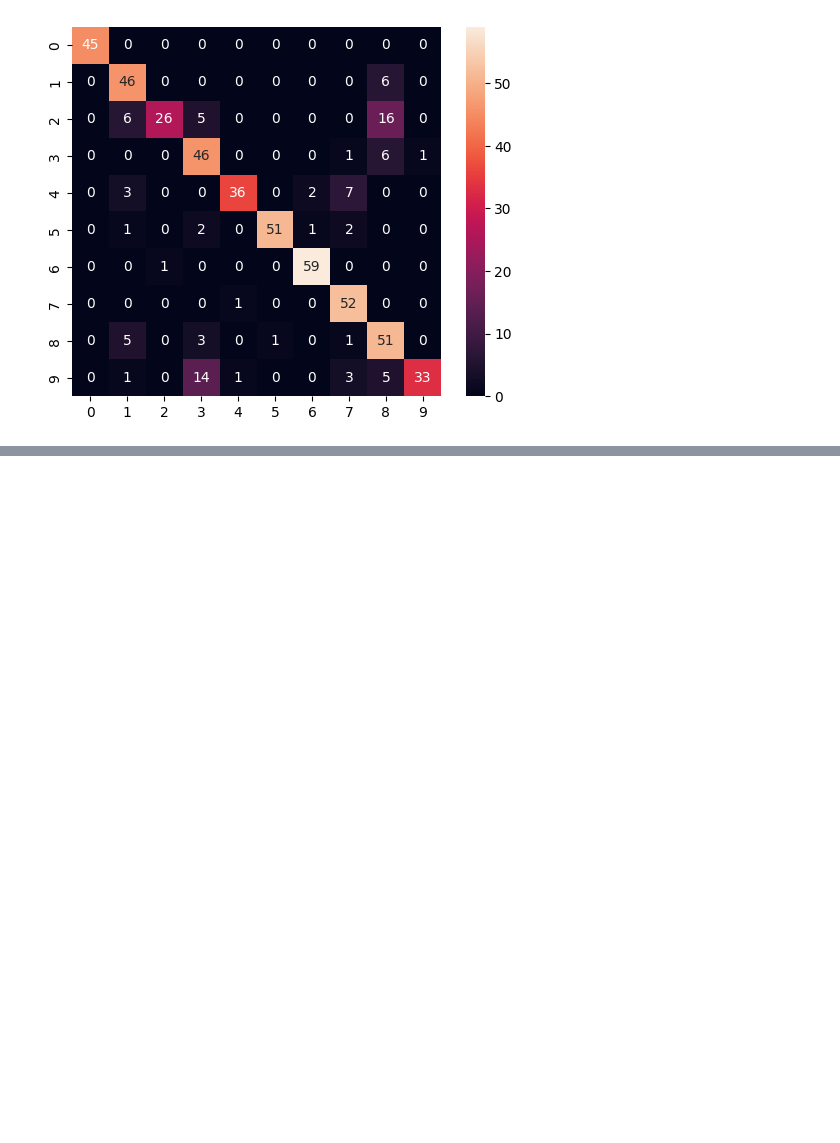
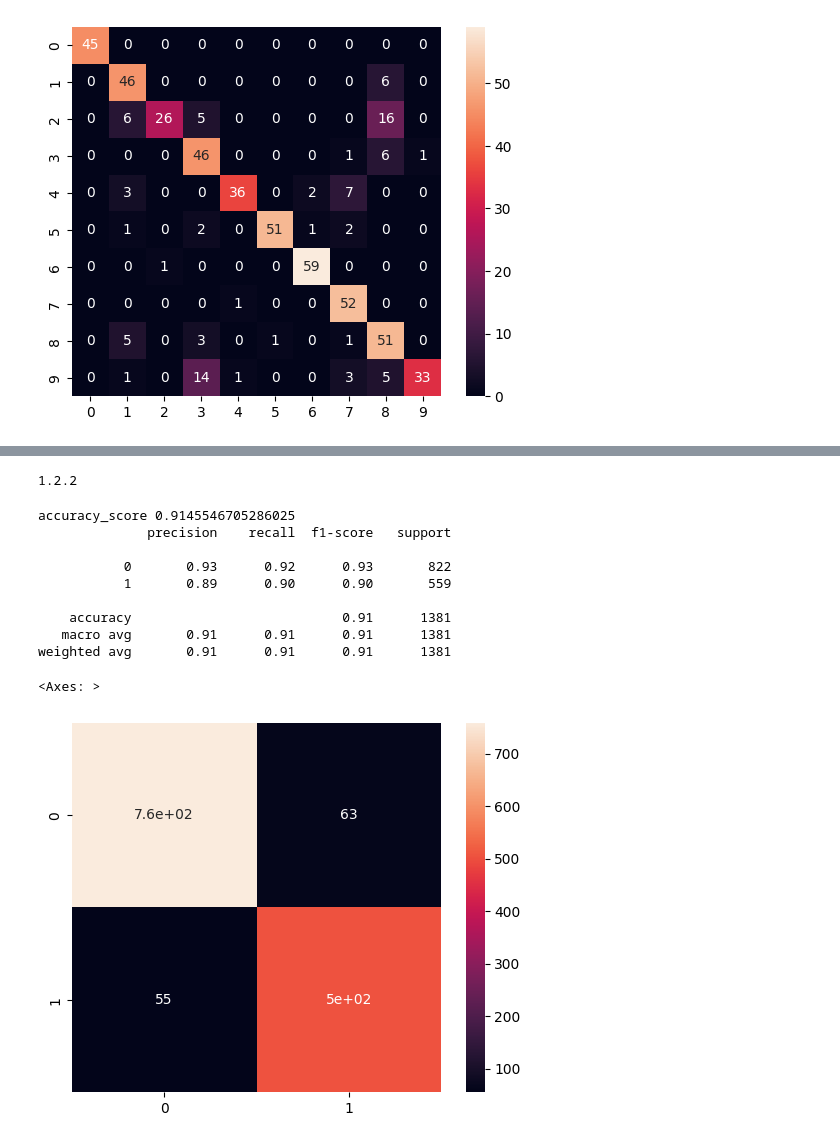
Before and after one commit to JoakoIA/Universidad, a Jupyter notebook: Python/Estadistica Multivariada/clasificacion.ipynb, the cells around one changed output, grey strips where cells are left out. Saved outputs shown, nothing was run; the diff lists cells and outputs as text; code cells hidden in the pictures; blank space fills up the shorter version.

```diff
--- a/Python/Estadistica Multivariada/clasificacion.ipynb
+++ b/Python/Estadistica Multivariada/clasificacion.ipynb
@@ -188,0 +265,30 @@ weighted avg       0.86      0.82      0.82       540
+# %%
+import sklearn
+print(sklearn.__version__)
+# %% [output]
+1.2.2
+# %%
+#Regresion logistica
+logreg = LogisticRegression(class_weight="balanced", random_state=0, solver="liblinear")
+logreg.fit(x_train, y_train)
+y_pred_log = logreg.predict(x_test)
+print("accuracy_score", accuracy_score(y_test, y_pred_log))
+
+#graficar confusion matrix
+
+print(classification_report(y_test, y_pred_log))
+
+matcon_log = confusion_matrix(y_test, y_pred_log)
+sns.heatmap(matcon_log, square=True, annot=True)
+# %% [output]
+accuracy_score 0.9145546705286025
+              precision    recall  f1-score   support
+
+           0       0.93      0.92      0.93       822
+           1       0.89      0.90      0.90       559
+
+    accuracy                           0.91      1381
+   macro avg       0.91      0.91      0.91      1381
+weighted avg       0.91      0.91      0.91      1381
+<Axes: >
+[figure, added]
```
Also changed, not shown: parts of 30 cells of this notebook, 1 other file.
